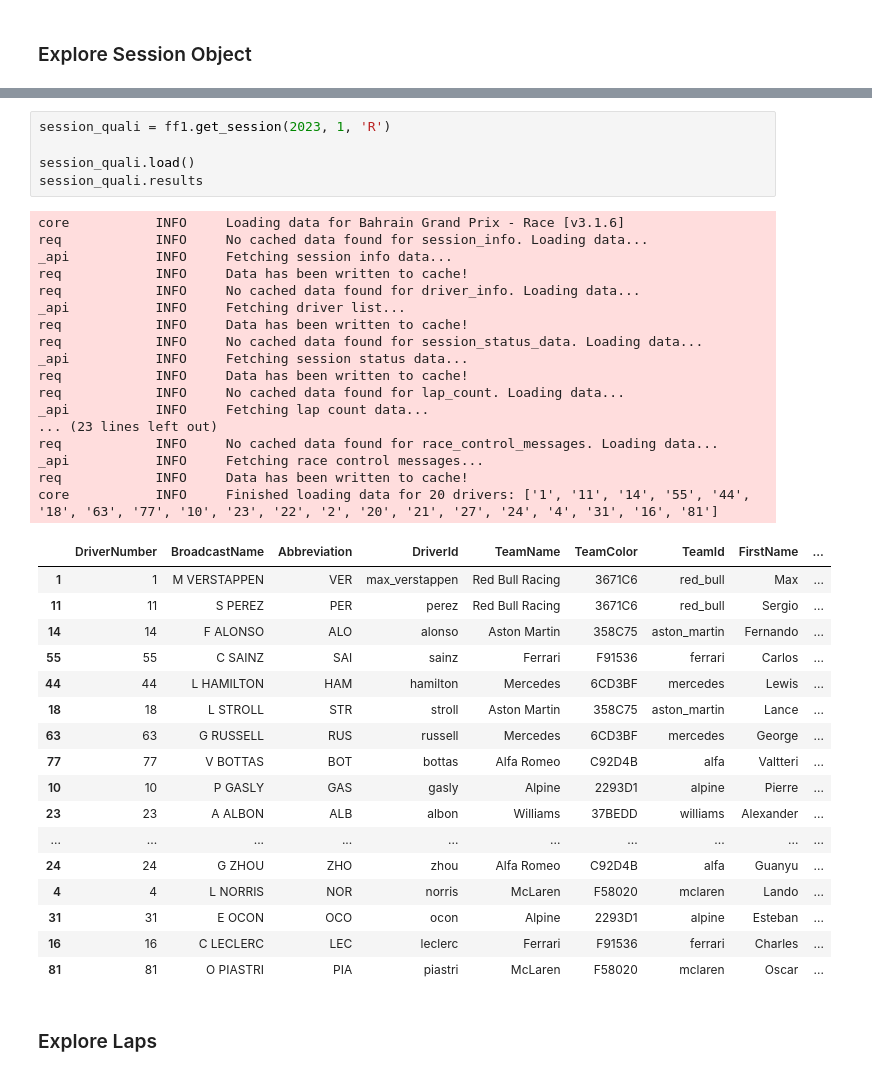
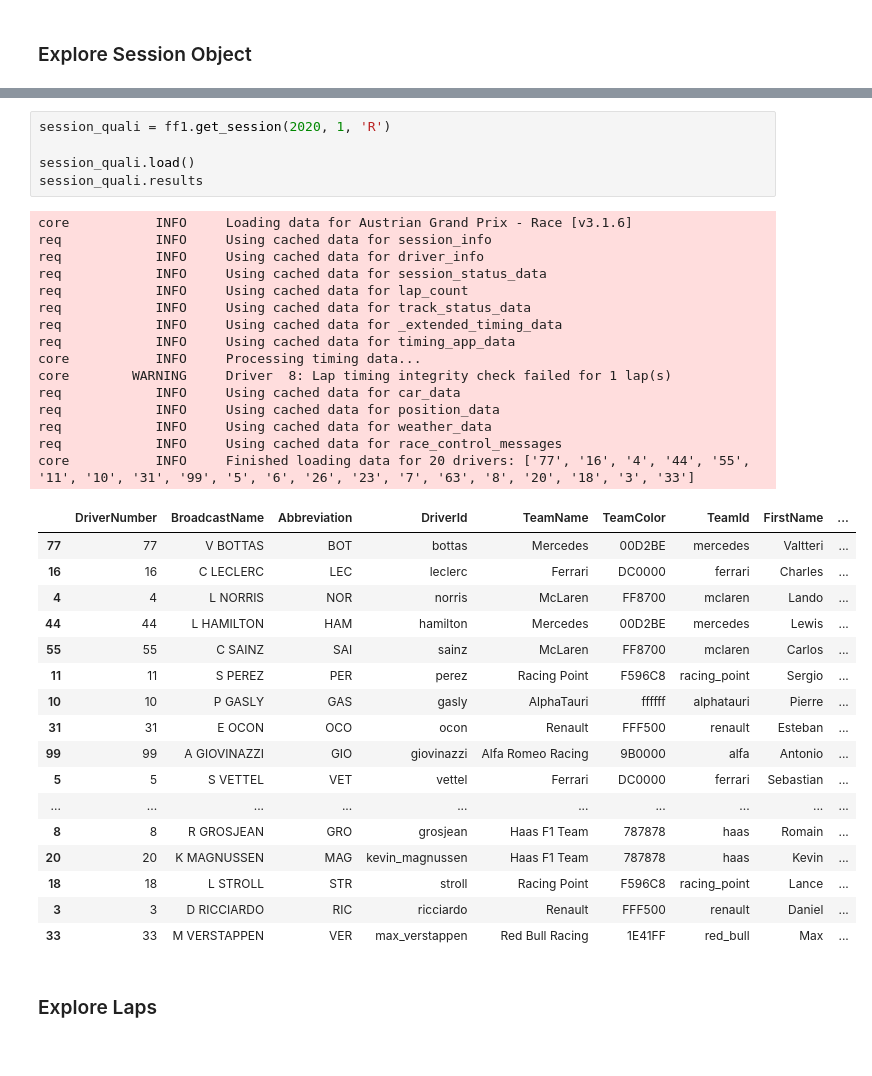
Before and after one commit to AnthonyDalke/f1data, a Jupyter notebook: piastri/docs/fastf1_prototyping.ipynb, the cells around one changed output, grey strips where cells are left out. Cells and saved outputs as stored; diff of their text form.

```diff
--- a/piastri/docs/fastf1_prototyping.ipynb
+++ b/piastri/docs/fastf1_prototyping.ipynb
@@ -47,43 +57,41 @@ core           INFO     Finished loading data for 22 drivers: ['1', '2', '3', '4
 # %%
-session_quali = ff1.get_session(2023, 1, 'R')
+session_quali = ff1.get_session(2020, 1, 'R')
 
 session_quali.load()
 session_quali.results
 # %% [output]
-core           INFO     Loading data for Bahrain Grand Prix - Race [v3.1.6]
-req            INFO     No cached data found for session_info. Loading data...
-_api           INFO     Fetching session info data...
-req            INFO     Data has been written to cache!
-req            INFO     No cached data found for driver_info. Loading data...
-_api           INFO     Fetching driver list...
-req            INFO     Data has been written to cache!
-req            INFO     No cached data found for session_status_data. Loading data...
-_api           INFO     Fetching session status data...
-req            INFO     Data has been written to cache!
-req            INFO     No cached data found for lap_count. Loading data...
-_api           INFO     Fetching lap count data...
-... (23 lines left out)
-req            INFO     No cached data found for race_control_messages. Loading data...
-_api           INFO     Fetching race control messages...
-req            INFO     Data has been written to cache!
-core           INFO     Finished loading data for 20 drivers: ['1', '11', '14', '55', '44', '18', '63', '77', '10', '23', '22', '2', '20', '21', '27', '24', '4', '31', '16', '81']
+core           INFO     Loading data for Austrian Grand Prix - Race [v3.1.6]
+req            INFO     Using cached data for session_info
+req            INFO     Using cached data for driver_info
+req            INFO     Using cached data for session_status_data
+req            INFO     Using cached data for lap_count
+req            INFO     Using cached data for track_status_data
+req            INFO     Using cached data for _extended_timing_data
+req            INFO     Using cached data for timing_app_data
+core           INFO     Processing timing data...
+core        WARNING     Driver  8: Lap timing integrity check failed for 1 lap(s)
+req            INFO     Using cached data for car_data
+req            INFO     Using cached data for position_data
+req            INFO     Using cached data for weather_data
+req            INFO     Using cached data for race_control_messages
+core           INFO     Finished loading data for 20 drivers: ['77', '16', '4', '44', '55', '11', '10', '31', '99', '5', '6', '26', '23', '7', '63', '8', '20', '18', '3', '33']
 |  | DriverNumber | BroadcastName | Abbreviation | DriverId | TeamName | TeamColor | TeamId | FirstName | ... |
-| 1 | 1 | M VERSTAPPEN | VER | max_verstappen | Red Bull Racing | 3671C6 | red_bull | Max | ... |
-| 11 | 11 | S PEREZ | PER | perez | Red Bull Racing | 3671C6 | red_bull | Sergio | ... |
-| 14 | 14 | F ALONSO | ALO | alonso | Aston Martin | 358C75 | aston_martin | Fernando | ... |
-| 55 | 55 | C SAINZ | SAI | sainz | Ferrari | F91536 | ferrari | Carlos | ... |
-| 44 | 44 | L HAMILTON | HAM | hamilton | Mercedes | 6CD3BF | mercedes | Lewis | ... |
-| 18 | 18 | L STROLL | STR | stroll | Aston Martin | 358C75 | aston_martin | Lance | ... |
-| 63 | 63 | G RUSSELL | RUS | russell | Mercedes | 6CD3BF | mercedes | George | ... |
-| 77 | 77 | V BOTTAS | BOT | bottas | Alfa Romeo | C92D4B | alfa | Valtteri | ... |
-| 10 | 10 | P GASLY | GAS | gasly | Alpine | 2293D1 | alpine | Pierre | ... |
-| 23 | 23 | A ALBON | ALB | albon | Williams | 37BEDD | williams | Alexander | ... |
+| 77 | 77 | V BOTTAS | BOT | bottas | Mercedes | 00D2BE | mercedes | Valtteri | ... |
+| 16 | 16 | C LECLERC | LEC | leclerc | Ferrari | DC0000 | ferrari | Charles | ... |
+| 4 | 4 | L NORRIS | NOR | norris | McLaren | FF8700 | mclaren | Lando | ... |
+| 44 | 44 | L HAMILTON | HAM | hamilton | Mercedes | 00D2BE | mercedes | Lewis | ... |
+| 55 | 55 | C SAINZ | SAI | sainz | McLaren | FF8700 | mclaren | Carlos | ... |
+| 11 | 11 | S PEREZ | PER | perez | Racing Point | F596C8 | racing_point | Sergio | ... |
+| 10 | 10 | P GASLY | GAS | gasly | AlphaTauri | ffffff | alphatauri | Pierre | ... |
+| 31 | 31 | E OCON | OCO | ocon | Renault | FFF500 | renault | Esteban | ... |
+| 99 | 99 | A GIOVINAZZI | GIO | giovinazzi | Alfa Romeo Racing | 9B0000 | alfa | Antonio | ... |
+| 5 | 5 | S VETTEL | VET | vettel | Ferrari | DC0000 | ferrari | Sebastian | ... |
 | ... | ... | ... | ... | ... | ... | ... | ... | ... | ... |
-| 24 | 24 | G ZHOU | ZHO | zhou | Alfa Romeo | C92D4B | alfa | Guanyu | ... |
-| 4 | 4 | L NORRIS | NOR | norris | McLaren | F58020 | mclaren | Lando | ... |
-| 31 | 31 | E OCON | OCO | ocon | Alpine | 2293D1 | alpine | Esteban | ... |
-| 16 | 16 | C LECLERC | LEC | leclerc | Ferrari | F91536 | ferrari | Charles | ... |
-| 81 | 81 | O PIASTRI | PIA | piastri | McLaren | F58020 | mclaren | Oscar | ... |
+| 8 | 8 | R GROSJEAN | GRO | grosjean | Haas F1 Team | 787878 | haas | Romain | ... |
+| 20 | 20 | K MAGNUSSEN | MAG | kevin_magnussen | Haas F1 Team | 787878 | haas | Kevin | ... |
+| 18 | 18 | L STROLL | STR | stroll | Racing Point | F596C8 | racing_point | Lance | ... |
+| 3 | 3 | D RICCIARDO | RIC | ricciardo | Renault | FFF500 | renault | Daniel | ... |
+| 33 | 33 | M VERSTAPPEN | VER | max_verstappen | Red Bull Racing | 1E41FF | red_bull | Max | ... |
 # %% [markdown]
 ### Explore Laps
 # %%
```
Also changed, not shown: parts of 8 cells of this notebook.
